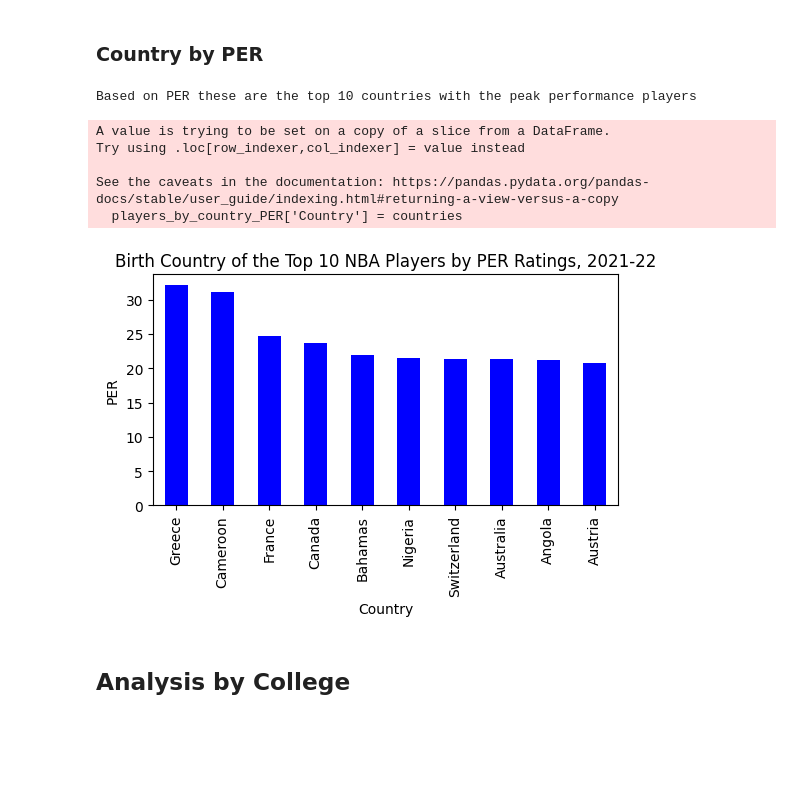
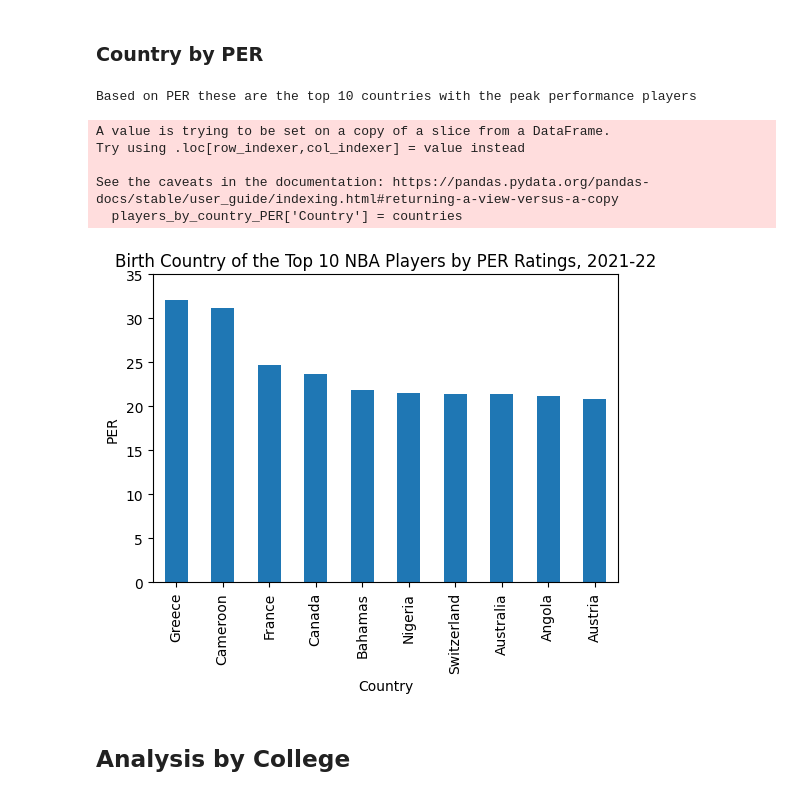
Before and after one commit to meeyoungPH/nba_superlatives, a Jupyter notebook: origin/NBA Geographical Analysis_v2.ipynb, the cells around one changed output. Cells and saved outputs as stored; diff of their text form; code cells hidden in the pictures; blank space fills up the shorter version.

```diff
--- a/origin/NBA Geographical Analysis_v2.ipynb
+++ b/origin/NBA Geographical Analysis_v2.ipynb
@@ -81,36 +83,37 @@ players_by_country_PER = players_by_country.loc[players_by_country['Country'] !=
 #Rename countries from 2 Letter Abbreviation to Full English Name
 countries = []
 
 
 for each, country in enumerate(players_by_country_PER['Country']):
     country_abb = players_by_country_PER['Country'].values[each]
     country_conv = pycountry.countries.lookup(country_abb)
     countries.append(country_conv.name)
 
 players_by_country_PER['Country'] = countries
 
 #Dataframe sorting starting on best PER
 players_by_country_PER_filter = players_by_country_PER[['Country','PER']].groupby('Country').max().sort_values(by="PER", ascending = False)
 
 #Dataframe cleaning all Nan on PER and selecting top 10
 players_by_country_PER_clean = players_by_country_PER_filter.dropna(subset=['PER']).head(10)
 
 #Dataframe plot
-players_by_country_PER_clean.plot(kind="bar", legend=False, ylabel="PER", figsize=(6,3), color="blue")
+players_by_country_PER_clean.plot(kind="bar", legend=False, ylabel="PER", figsize=(6,4))
 
+plt.ylim(0,35)
 plt.title('Birth Country of the Top 10 NBA Players by PER Ratings, 2021-22')
-plt.savefig(f'{path}players_top10_2022_countries_by_PER.png')
+plt.savefig(f'{path}players_top10_2022_countries_by_PER.png',bbox_inches='tight')
 print (f'Based on PER these are the top 10 countries with the peak performance players')
 
 plt.show()
 # %% [output]
 Based on PER these are the top 10 countries with the peak performance players
 A value is trying to be set on a copy of a slice from a DataFrame.
 Try using .loc[row_indexer,col_indexer] = value instead
 
 See the caveats in the documentation: https://pandas.pydata.org/pandas-docs/stable/user_guide/indexing.html#returning-a-view-versus-a-copy
   players_by_country_PER['Country'] = countries
-[figure, old version]
+[figure, new version]
 # %% [markdown]
 ## Analysis by College
 # %% [markdown]
```
Also changed, not shown: parts of 7 cells of this notebook, 8 other files.
